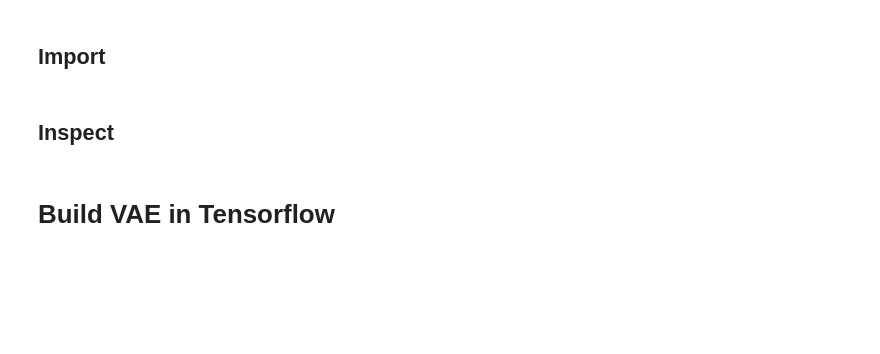
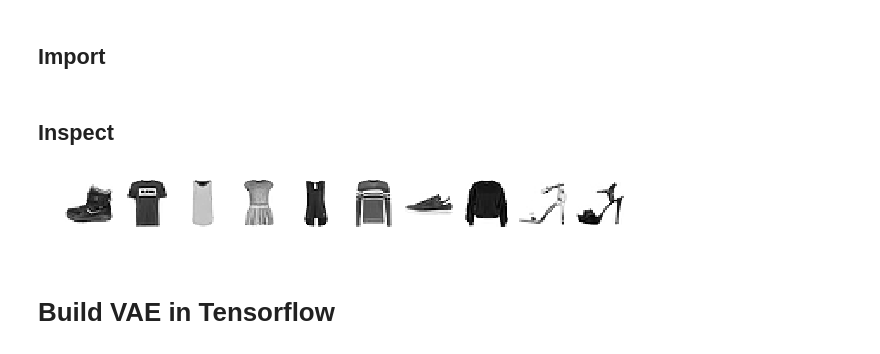
Before and after one commit to ahilbers/deeplearning, a Jupyter notebook: assignments/week_6/work_ass6.ipynb, the cells around one changed output. Drawn from its saved outputs; the diff is of its cells as text; code cells hidden in the pictures; blank space fills up the shorter version.

Commit message:
Network with fashion MNIST ready for training

```diff
--- a/assignments/week_6/work_ass6.ipynb
+++ b/assignments/week_6/work_ass6.ipynb
@@ -13,8 +13,8 @@ def import_data():
     """Import training and testing data, as data and labels"""
 
     # Import in pandas (np.genfromtxt is too slow)
-    tr_pd = pd.read_csv('../week_2/data_train.csv', header=None)
-    tst_pd = pd.read_csv('../week_2/data_test.csv', header=None)
+    tr_pd = pd.read_csv('data_train.csv', header=None)
+    tst_pd = pd.read_csv('data_test.csv', header=None)
 
     # Split data and labels
     tr_data = np.array(tr_pd.loc[:, 1:])
@@ -43,9 +43,13 @@ def inspect_number(data, img_nums, savefig=False):
         ax = axes[k]
         ax.imshow(data_rs[img_nums[k]], cmap='Greys')
         ax.set_axis_off()
-    if savefig:
-        plt.savefig('number_output_pic.pdf')
+    if savefig is not False:
+        plt.savefig(savefig + '.pdf')
     plt.show()
+# %%
+inspect_number(g_tr_data, np.arange(10), savefig=False)
+# %% [output]
+[figure, added]
 # %% [markdown]
 # Build VAE in Tensorflow
 # %%
```
Also changed, not shown: parts of 3 cells of this notebook, 15 other files.
